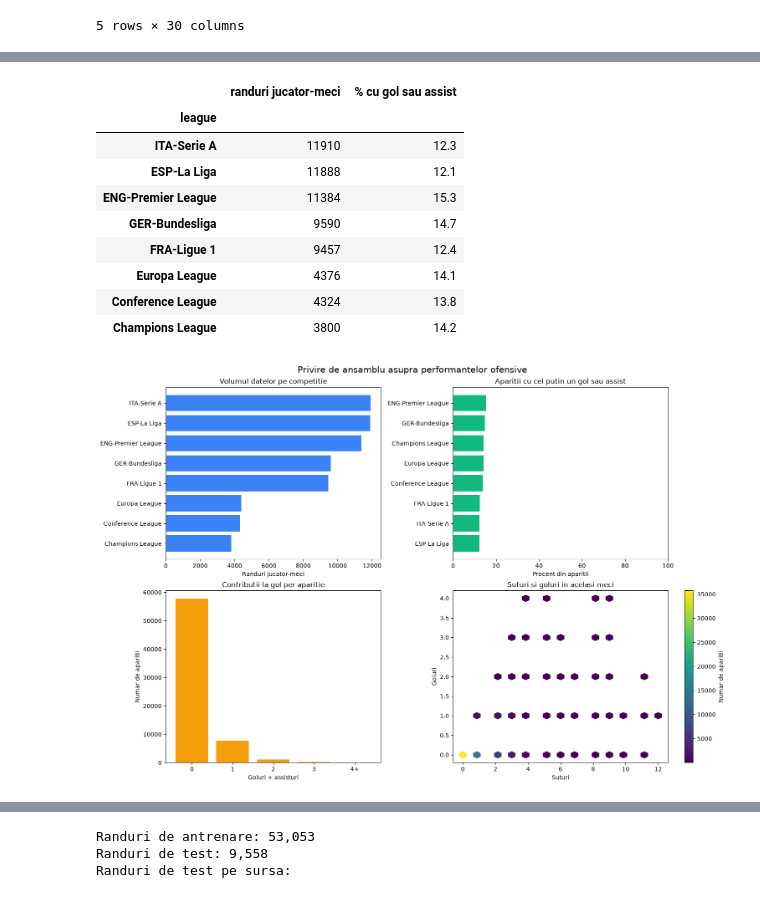
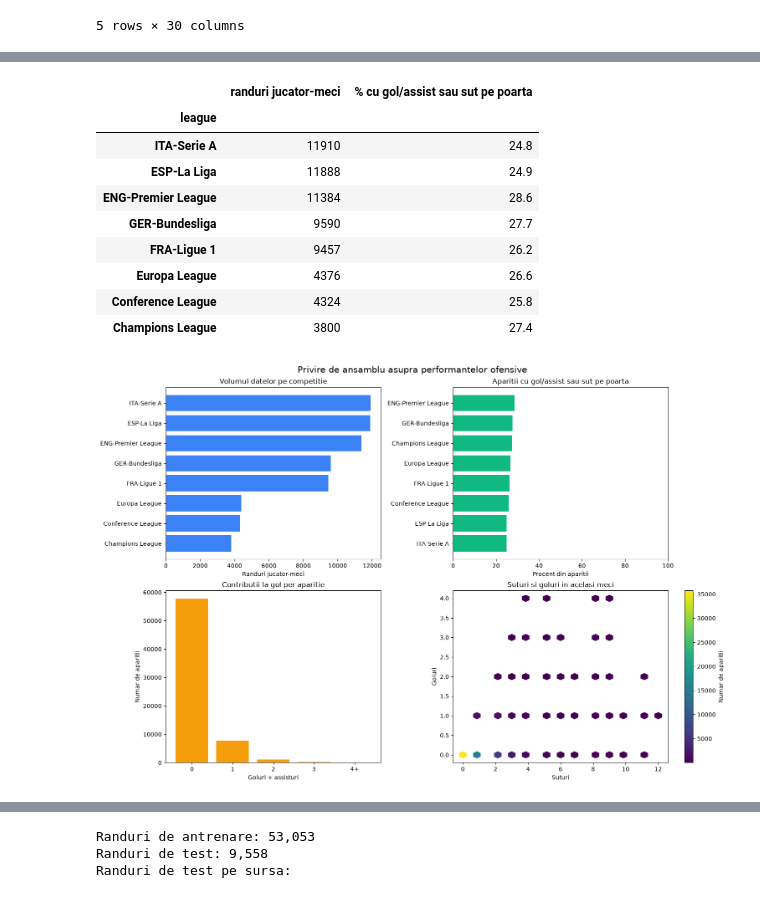
Before and after one commit to andreilaurentiuradu/IAPD_project, a Jupyter notebook: notebooks/player_performance_modeling.ipynb, the cells around one changed output, grey strips where cells are left out. Saved outputs shown, nothing was run; the diff lists cells and outputs as text; code cells hidden in the pictures.

```diff
--- a/notebooks/player_performance_modeling.ipynb
+++ b/notebooks/player_performance_modeling.ipynb
@@ -11,5 +11,7 @@ Ruleaza mai intai `extraction/data_scraper.ipynb`. Modelul citeste `data/raw/fbr
 # %%
 from pathlib import Path
+import re
+import unicodedata
 
 import matplotlib.pyplot as plt
 import numpy as np
@@ -31,6 +33,8 @@ MODEL_SOURCES = ["fbref"]  # Foloseste exportul FBref cu toate competitiile.
 INPUT_FILES = {
     "fbref": DATA_ROOT / "raw" / "fbref" / "fbref_player_match_stats.csv",
 }
+TRANSFERMARKT_INJURIES_FILE = DATA_ROOT / "raw" / "transfermarkt" / "transfermarkt_player_injury_histories.csv"
+TRANSFERMARKT_PROFILES_FILE = DATA_ROOT / "raw" / "transfermarkt" / "player_profiles.csv"
 if not MODEL_SOURCES or any(source not in INPUT_FILES for source in MODEL_SOURCES):
     raise ValueError(f"Surse invalide: {MODEL_SOURCES}")
 OUTPUT_DIR = DATA_ROOT / "processed"
@@ -45,6 +49,8 @@ COLUMN_MAP = {
     "goals": "Gls",
     "assists": "Ast",
     "shots": "Sh",
+    "shots_on_target": "SoT",
+    "crosses": "Crs",
     "yellow_cards": "CrdY",
     "red_cards": "CrdR",
     # Optional: "match_id": "game_id",
@@ -89,5 +95,5 @@ Coloanele FBref folosite in model sunt redenumite in nume comune, precum `minute
 # %%
-required = ["player", "match_date", "minutes", "goals", "assists", "shots", "yellow_cards", "red_cards"]
+required = ["player", "match_date", "minutes", "goals", "assists", "shots", "shots_on_target", "crosses", "yellow_cards", "red_cards"]
 missing_mapping = [key for key in required if COLUMN_MAP.get(key) not in raw.columns]
 if missing_mapping:
     raise KeyError(
@@ -101,13 +107,16 @@ if "match_id" in COLUMN_MAP and COLUMN_MAP["match_id"] in raw.columns:
     data = data.rename(columns={COLUMN_MAP["match_id"]: "match_id"})
 
 data["match_date"] = pd.to_datetime(data["match_date"], format="mixed", errors="coerce", utc=True)
-numeric = ["minutes", "goals", "assists", "shots", "yellow_cards", "red_cards"]
+numeric = ["minutes", "goals", "assists", "shots", "shots_on_target", "crosses", "yellow_cards", "red_cards"]
 for col in numeric:
     data[col] = pd.to_numeric(data[col], errors="coerce")
 data["player"] = data["player"].astype("string").str.strip()
 data = data.dropna(subset=["player", "match_date"]).copy()
 data = data[data["minutes"].fillna(0) > 0].copy()
 data = data.sort_values(["player", "match_date"]).reset_index(drop=True)
+for column in ["game_id", "team", "league"]:
+    if column not in data.columns:
+        raise KeyError(f"Lipseste coloana necesara pentru contextul meciului: {column}")
 
 print(f"Randuri jucator-meci utilizabile: {len(data):,}")
 print("Valori lipsa pe camp:")
@@ -131,14 +246,14 @@ Graficele arata cate observatii exista in fiecare competitie, cat de des apare o
 # %%
 # Pregateste sumarul pentru grafice. O contributie inseamna gol sau assist.
 data["goal_contributions"] = data[["goals", "assists"]].sum(axis=1, min_count=2)
-data["has_goal_contribution"] = (data["goal_contributions"] >= 1).where(data["goal_contributions"].notna(), np.nan)
+data["has_offensive_involvement"] = ((data["goal_contributions"] >= 1) | (data["shots_on_target"] >= 1)).astype(int)
 league_summary = (
     data.groupby("league", dropna=False)
-    .agg(aparitii=("player", "size"), rata_contributiilor=("has_goal_contribution", "mean"))
+    .agg(aparitii=("player", "size"), rata_implicarii_ofensive=("has_offensive_involvement", "mean"))
     .sort_values("aparitii", ascending=False)
 )
-league_summary["rata_contributiilor"] = league_summary["rata_contributiilor"] * 100
-display(league_summary.rename(columns={"aparitii": "randuri jucator-meci", "rata_contributiilor": "% cu gol sau assist"}).round(1))
+league_summary["rata_implicarii_ofensive"] = league_summary["rata_implicarii_ofensive"] * 100
+display(league_summary.rename(columns={"aparitii": "randuri jucator-meci", "rata_implicarii_ofensive": "% cu gol/assist sau sut pe poarta"}).round(1))
 
 fig, axes = plt.subplots(2, 2, figsize=(15, 10), constrained_layout=True)
 
@@ -147,42 +262,42 @@ plot_counts = league_summary["aparitii"].sort_values()
 axes[0, 0].barh(plot_counts.index.astype(str), plot_counts.values, color="#3b82f6")
 axes[0, 0].set_title("Volumul datelor pe competitie")
 axes[0, 0].set_xlabel("Randuri jucator-meci")
 axes[0, 0].set_ylabel("")
 
 # Rata este calculata pe randuri jucator-meci, nu pe jucatori unici.
-plot_rates = league_summary["rata_contributiilor"].sort_values()
+plot_rates = league_summary["rata_implicarii_ofensive"].sort_values()
 axes[0, 1].barh(plot_rates.index.astype(str), plot_rates.values, color="#10b981")
-axes[0, 1].set_title("Aparitii cu cel putin un gol sau assist")
+axes[0, 1].set_title("Aparitii cu gol/assist sau sut pe poarta")
 axes[0, 1].set_xlabel("Procent din aparitii")
 axes[0, 1].set_ylabel("")
 axes[0, 1].set_xlim(0, max(100, float(plot_rates.max()) * 1.12))
 
 # Gruparea 4+ pastreaza vizibilitatea valorilor rare.
 contribution_counts = data["goal_contributions"].clip(upper=4).value_counts().reindex([0, 1, 2, 3, 4], fill_value=0)
 axes[1, 0].bar(["0", "1", "2", "3", "4+"], contribution_counts.values, color="#f59e0b")
 axes[1, 0].set_title("Contributii la gol per aparitie")
 axes[1, 0].set_xlabel("Goluri + assisturi")
 axes[1, 0].set_ylabel("Numar de aparitii")
 
 # Hexbin reduce suprapunerea punctelor atunci cand sunt multe observatii.
 shot_goal_data = data[["shots", "goals"]].apply(pd.to_numeric, errors="coerce").dropna()
 if not shot_goal_data.empty:
     hb = axes[1, 1].hexbin(shot_goal_data["shots"], shot_goal_data["goals"], gridsize=28, mincnt=1, cmap="viridis")
     fig.colorbar(hb, ax=axes[1, 1], label="Numar de aparitii")
 axes[1, 1].set_title("Suturi si goluri in acelasi meci")
 axes[1, 1].set_xlabel("Suturi")
 axes[1, 1].set_ylabel("Goluri")
 fig.suptitle("Privire de ansamblu asupra performantelor ofensive", fontsize=15)
 plt.show()
 # %% [output]
-|  | randuri jucator-meci | % cu gol sau assist |
+|  | randuri jucator-meci | % cu gol/assist sau sut pe poarta |
 | league |  |  |
-| ITA-Serie A | 11910 | 12.3 |
-| ESP-La Liga | 11888 | 12.1 |
-| ENG-Premier League | 11384 | 15.3 |
-| GER-Bundesliga | 9590 | 14.7 |
-| FRA-Ligue 1 | 9457 | 12.4 |
-| Europa League | 4376 | 14.1 |
-| Conference League | 4324 | 13.8 |
-| Champions League | 3800 | 14.2 |
+| ITA-Serie A | 11910 | 24.8 |
+| ESP-La Liga | 11888 | 24.9 |
+| ENG-Premier League | 11384 | 28.6 |
+| GER-Bundesliga | 9590 | 27.7 |
+| FRA-Ligue 1 | 9457 | 26.2 |
+| Europa League | 4376 | 26.6 |
+| Conference League | 4324 | 25.8 |
+| Champions League | 3800 | 27.4 |
-[figure, old version]
+[figure, new version]
```
Also changed, not shown: parts of 24 cells of this notebook, 5 other files.
